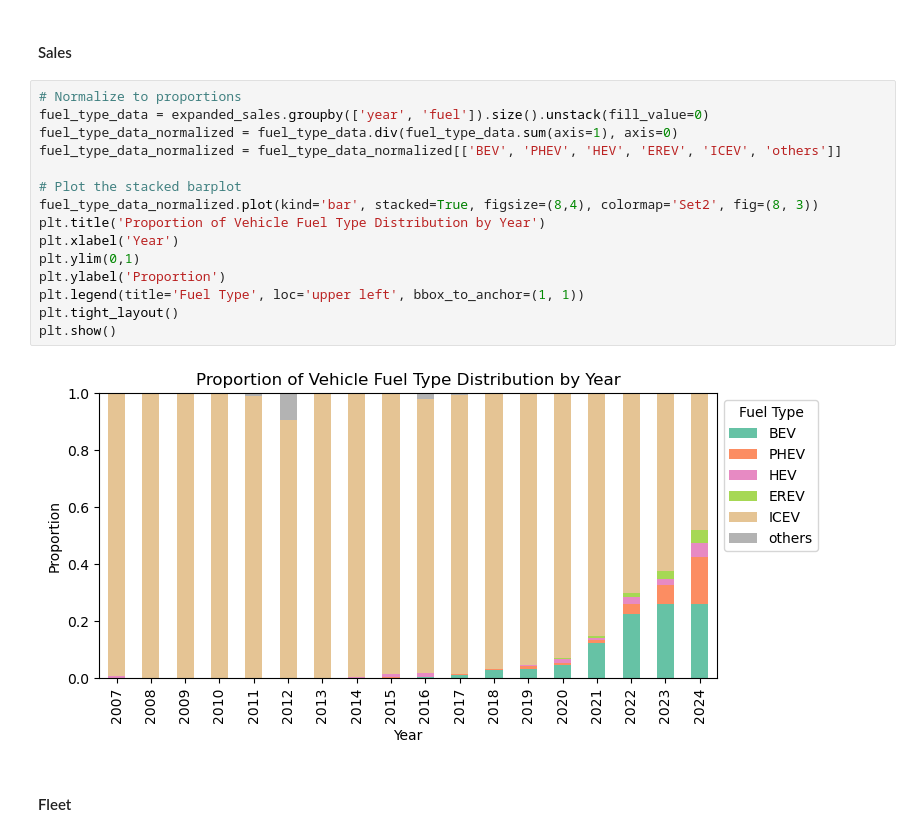
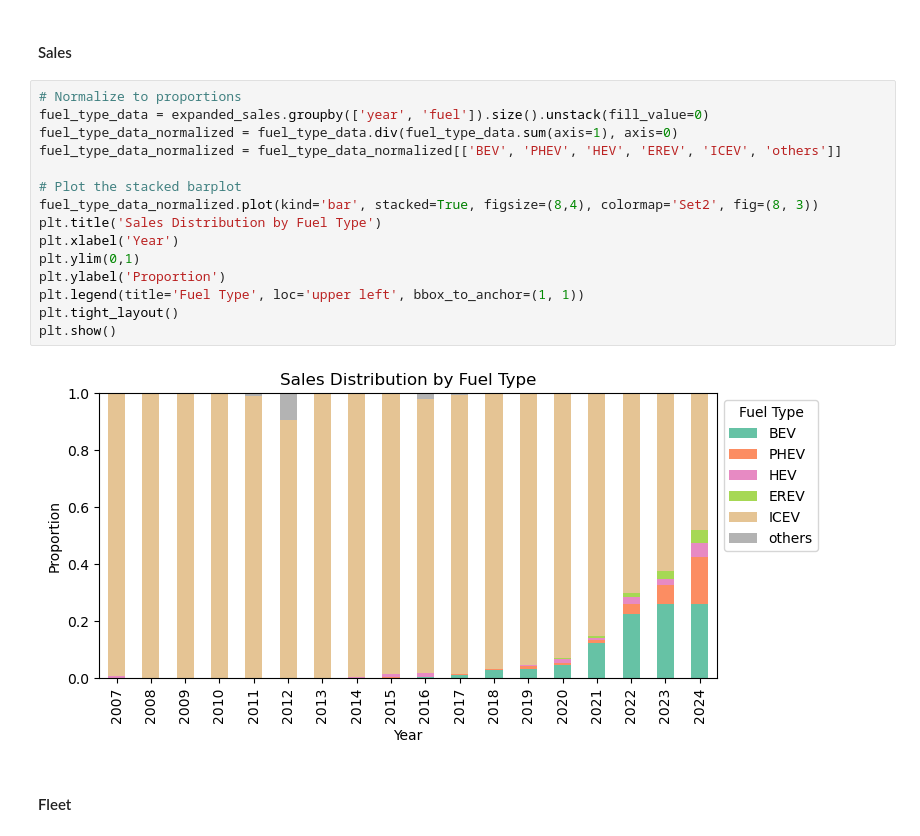
Before and after one commit to QiuziChen/ev-bwp-modeling, a Jupyter notebook: doc2_curb_weight_data.ipynb, the cells around one changed output. Cells and saved outputs as stored; diff of their text form.

```diff
--- a/doc2_curb_weight_data.ipynb
+++ b/doc2_curb_weight_data.ipynb
@@ -918,20 +919,20 @@ expanded_sales = pd.DataFrame(expanded_data, columns=['model', 'sales', 'class',
 # %%
 # Normalize to proportions
 fuel_type_data = expanded_sales.groupby(['year', 'fuel']).size().unstack(fill_value=0)
 fuel_type_data_normalized = fuel_type_data.div(fuel_type_data.sum(axis=1), axis=0)
 fuel_type_data_normalized = fuel_type_data_normalized[['BEV', 'PHEV', 'HEV', 'EREV', 'ICEV', 'others']]
 
 # Plot the stacked barplot
 fuel_type_data_normalized.plot(kind='bar', stacked=True, figsize=(8,4), colormap='Set2', fig=(8, 3))
-plt.title('Proportion of Vehicle Fuel Type Distribution by Year')
+plt.title('Sales Distribution by Fuel Type')
 plt.xlabel('Year')
 plt.ylim(0,1)
 plt.ylabel('Proportion')
 plt.legend(title='Fuel Type', loc='upper left', bbox_to_anchor=(1, 1))
 plt.tight_layout()
 plt.show()
 # %% [output]
-[figure, old version]
+[figure, new version]
 # %% [markdown]
 #### Fleet
 # %%
```
Also changed, not shown: parts of 6 cells of this notebook, 43 other files.
